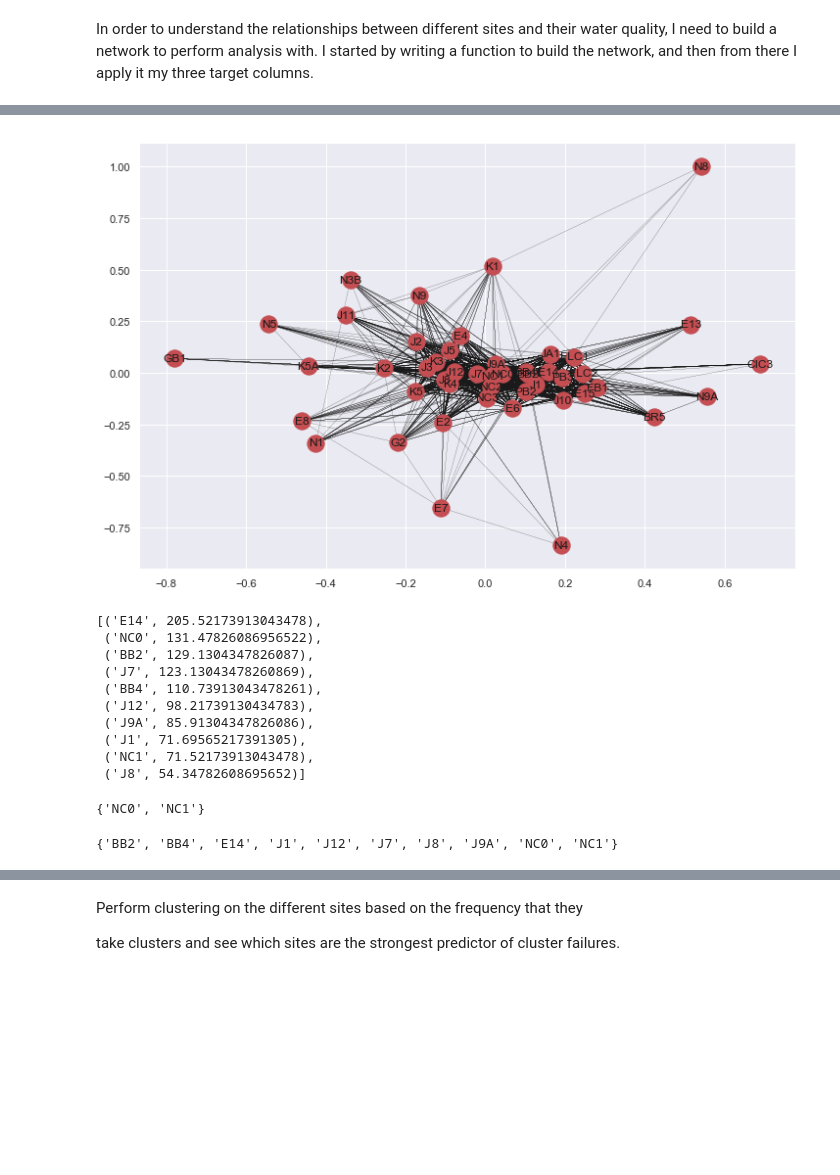
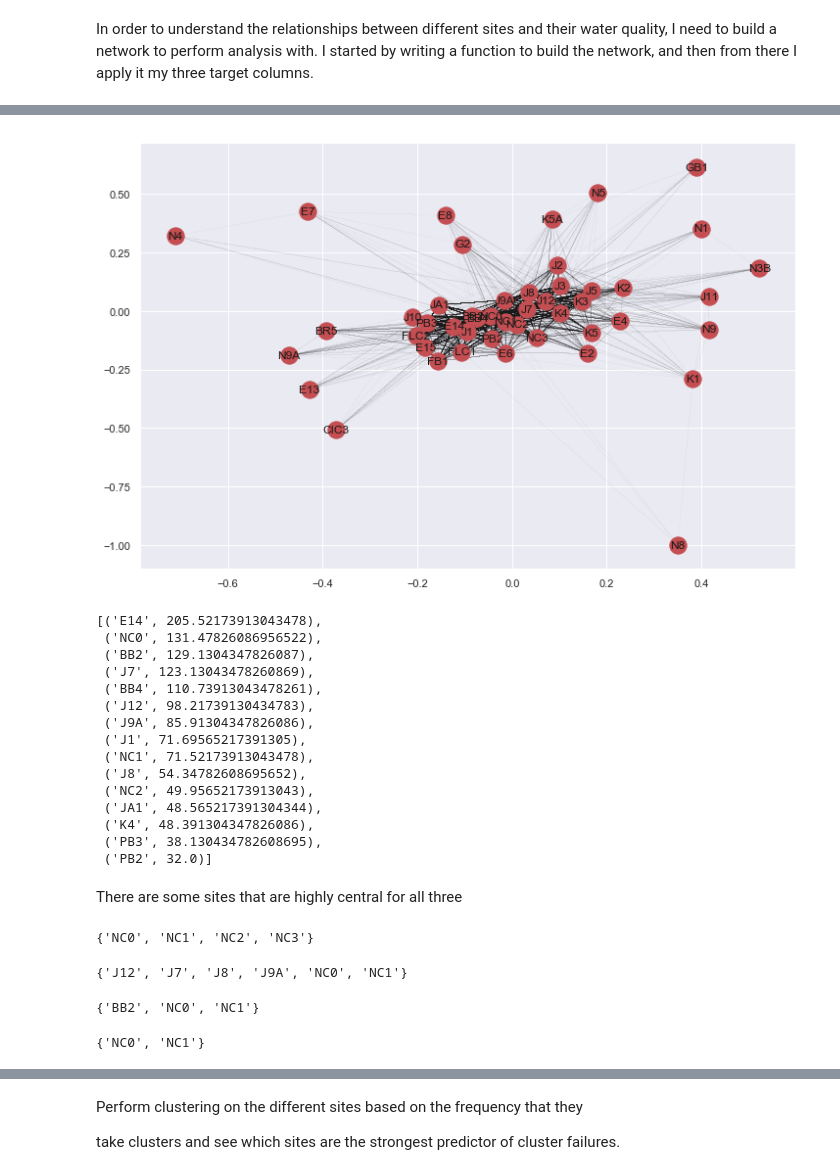
Before and after one commit to dradamski/capstone-two, a Jupyter notebook: notebooks/create_network.ipynb, the cells around one changed output, grey strips where cells are left out. Drawn from its saved outputs; the diff is of its cells as text; code cells hidden in the pictures; blank space fills up the shorter version.

```diff
--- a/notebooks/create_network.ipynb
+++ b/notebooks/create_network.ipynb
@@ -134,13 +142,13 @@ sorted_centrality_e[:10]
 phoG = create_wq_network(wq_df, 'Top Ortho-Phosphorus (mg/L) Failure')
 # %%
 _ = plt.figure(figsize=(12,8))
-_ = nx.drawing.nx_pylab.draw_networkx(phoG, width=0.1)
+_ = nx.drawing.nx_pylab.draw_networkx(phoG, width=0.01)
 _ = plt.show()
 # %% [output]
-[figure, old version]
+[figure, new version]
 # %%
 sorted_centrality_p = sorted(nx.degree_centrality(phoG).items(), key = lambda x : x[1], reverse=True)
-sorted_centrality_p[:10]
+sorted_centrality_p[:15]
 # %% [output]
 [('E14', 205.52173913043478),
  ('NC0', 131.47826086956522),
@@ -151,7 +159,14 @@ sorted_centrality_p[:10]
  ('J9A', 85.91304347826086),
  ('J1', 71.69565217391305),
  ('NC1', 71.52173913043478),
- ('J8', 54.34782608695652)]
+ ('J8', 54.34782608695652),
+ ('NC2', 49.95652173913043),
+ ('JA1', 48.565217391304344),
+ ('K4', 48.391304347826086),
+ ('PB3', 38.130434782608695),
+ ('PB2', 32.0)]
+# %% [markdown]
+There are some sites that are highly central for all three
 # %%
 c = set([i[0] for i in sorted_centrality_c[:10]])
 e = set([i[0] for i in sorted_centrality_e[:10]])
@@ -161,9 +178,17 @@ ce = c.intersection(e)
 cep = ce.intersection(p)
+# %%
+ce
+# %% [output]
+{'NC0', 'NC1', 'NC2', 'NC3'}
+# %%
+cp
+# %% [output]
+{'J12', 'J7', 'J8', 'J9A', 'NC0', 'NC1'}
+# %%
+ep
+# %% [output]
+{'BB2', 'NC0', 'NC1'}
 # %%
 cep
 # %% [output]
 {'NC0', 'NC1'}
-# %%
-p
-# %% [output]
-{'BB2', 'BB4', 'E14', 'J1', 'J12', 'J7', 'J8', 'J9A', 'NC0', 'NC1'}
```
Also changed, not shown: parts of 11 cells of this notebook.
